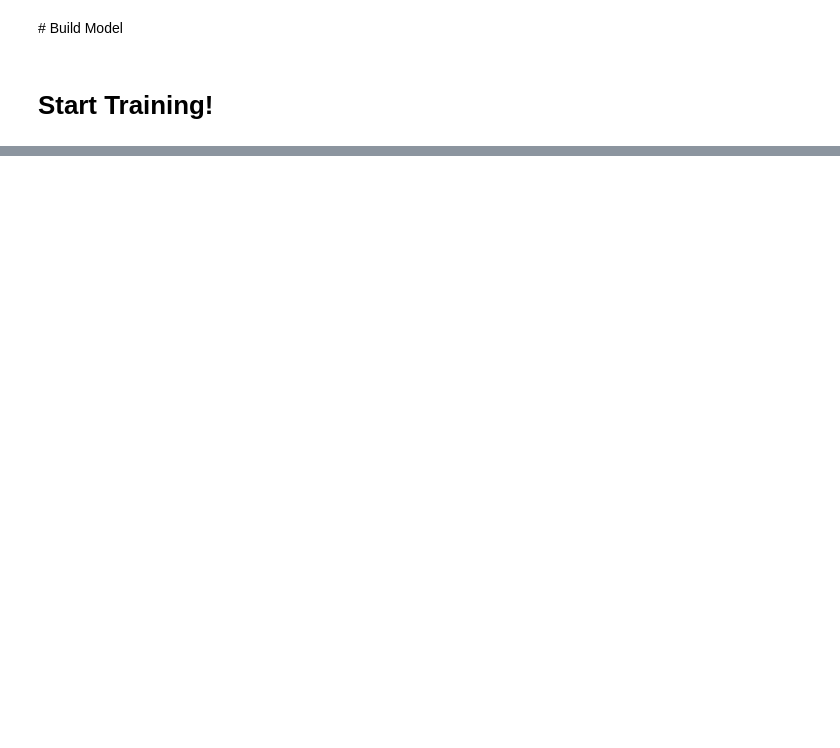
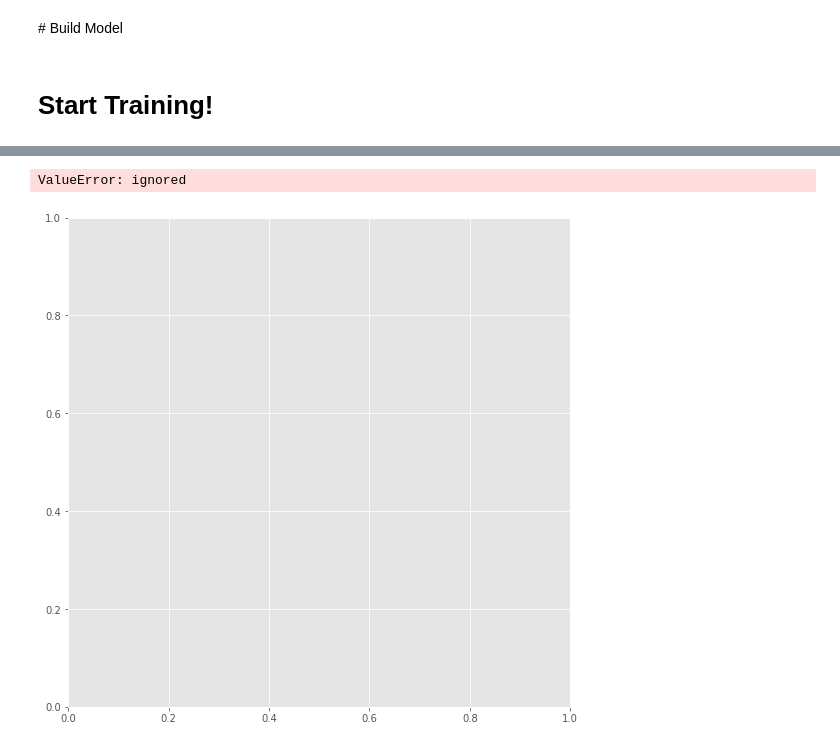
Before and after one commit to jb-apps/ocr, a Jupyter notebook: Build and train model.ipynb, the cells around one changed output, grey strips where cells are left out. Saved outputs shown, nothing was run; the diff lists cells and outputs as text; code cells hidden in the pictures; blank space fills up the shorter version.

```diff
--- a/Build and train model.ipynb
+++ b/Build and train model.ipynb
@@ -245,0 +301,5 @@ TypeError: pool_2d() got an unexpected keyword argument 'ws'
+# %%
+precision, recall, tresholds = plot_precision_recall_curve(valY, pred_Y)
+# %% [output]
+ValueError: ignored
+[figure, added]
```
Also changed, not shown: parts of 27 cells of this notebook.
